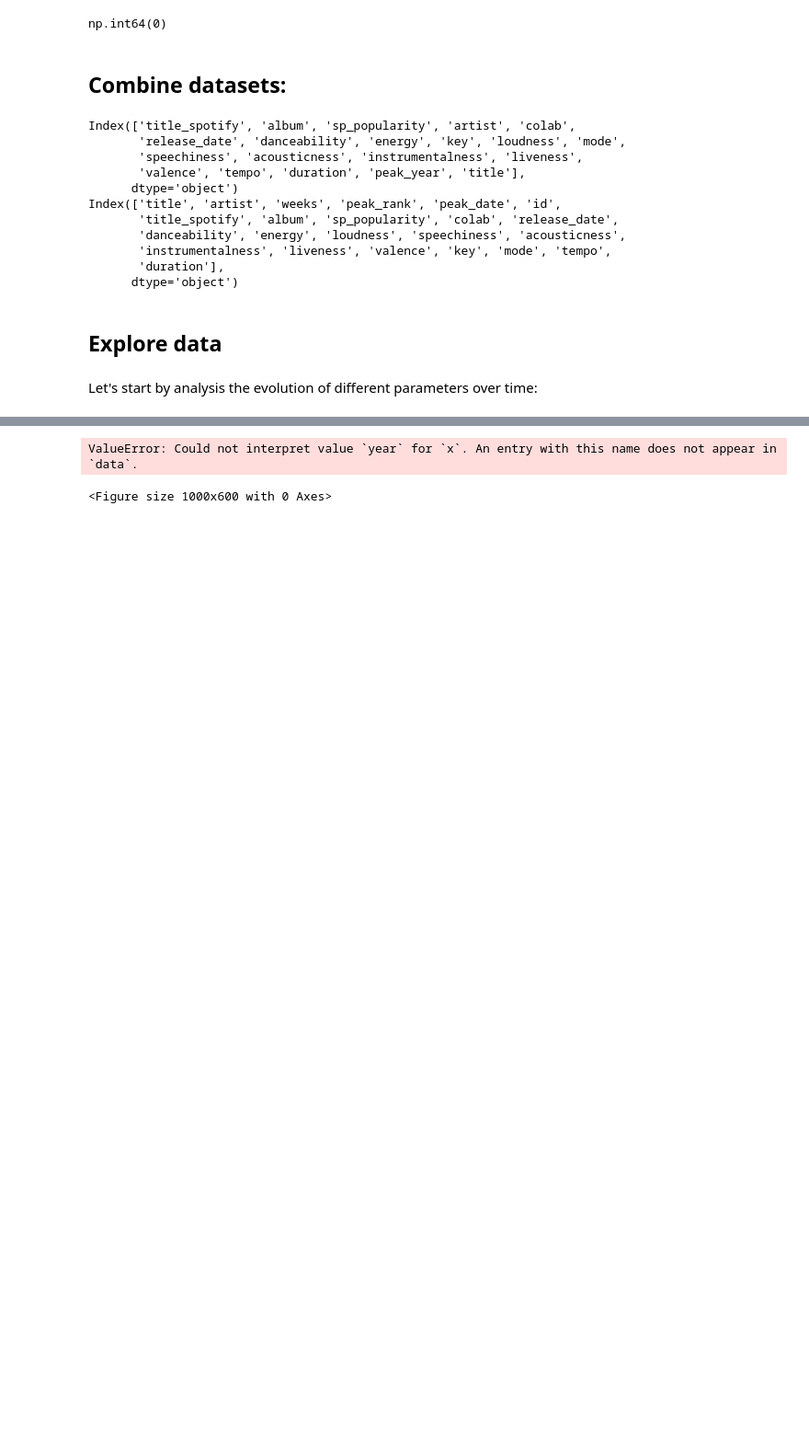
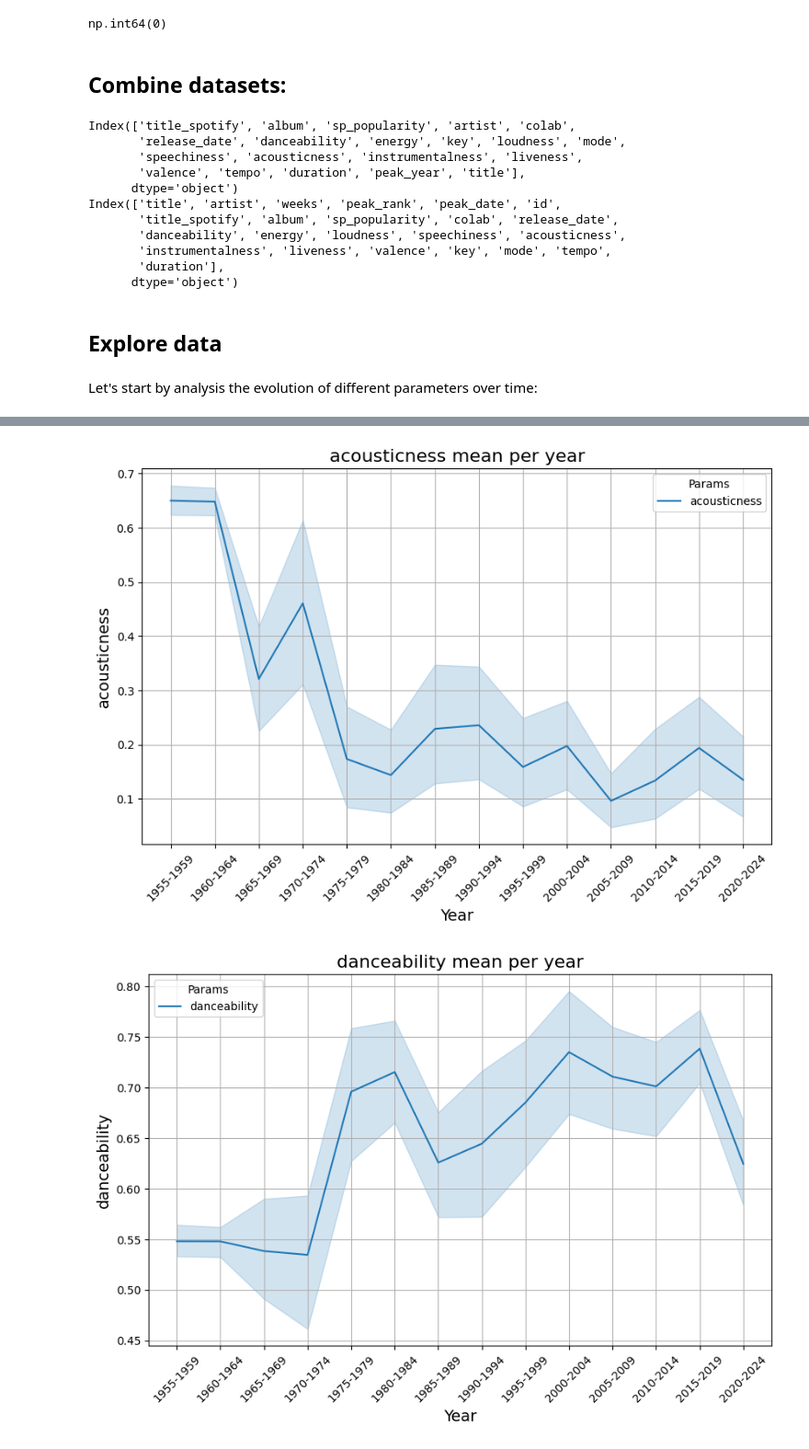
Before and after one commit to cristinaramirezdiaz/ironhack-w3-popatoms, a Jupyter notebook: main.ipynb, the cells around one changed output, grey strips where cells are left out. Shown at 92% size. Drawn from its saved outputs; the diff is of its cells as text; code cells hidden in the pictures; blank space fills up the shorter version.

```diff
--- a/main.ipynb
+++ b/main.ipynb
@@ -213,12 +219,9 @@ aax_combined = pd.read_csv("df_aax_combined.csv")
 # %%
-# Plot line charts of popularity:
-
-plot_year_mean(aax_combined, type="line", params=['popularity'])
 
 # Plot line charts of different acoustic parameters:
-plot_year_mean(aax_combined, type="line", params=['acousticness'])
-plot_year_mean(aax_combined, type="line", params=['danceability'])
-plot_year_mean(aax_combined, type="line", params=['energy'])
+plot_year_mean(aax_combined, type="line", params=['acousticness'], year_column='lustrum')
+plot_year_mean(aax_combined, type="line", params=['danceability'], year_column='lustrum')
+plot_year_mean(aax_combined, type="line", params=['energy'], year_column='lustrum')
 # %% [output]
-ValueError: Could not interpret value `year` for `x`. An entry with this name does not appear in `data`.
-<Figure size 1000x600 with 0 Axes>
+[figure, added]
+[figure, added]
```
Also changed, not shown: parts of 4 cells of this notebook.
